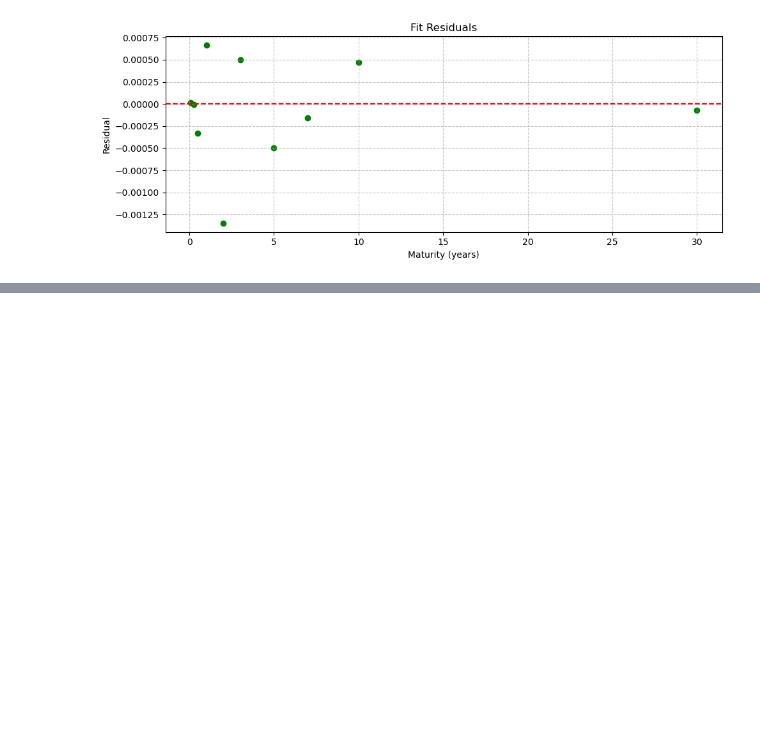
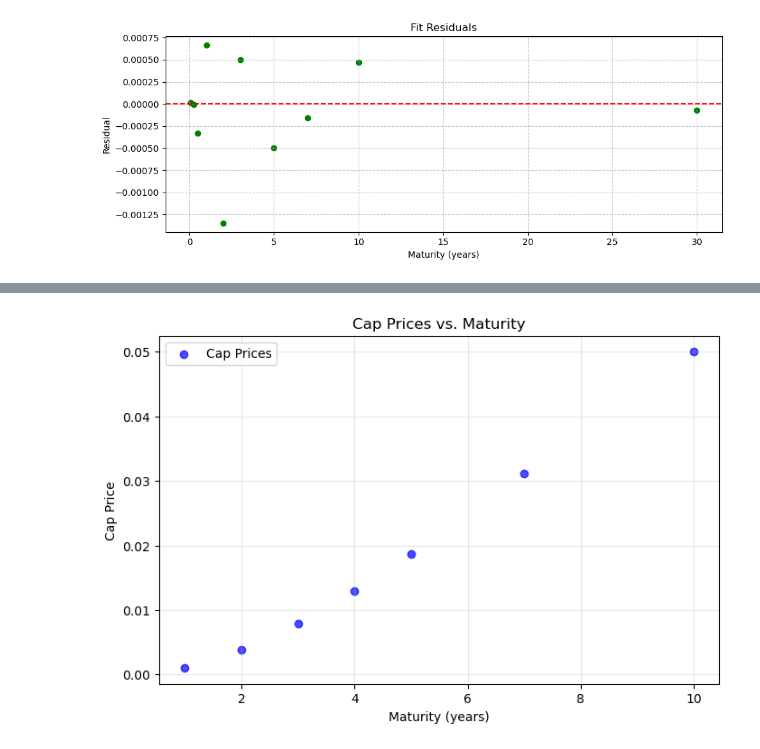
Before and after one commit to fangsitang/fixed_income, a Jupyter notebook: Part 1 code with exercise in the note.ipynb, the cells around one changed output, grey strips where cells are left out. Drawn from its saved outputs; the diff is of its cells as text; code cells hidden in the pictures; blank space fills up the shorter version.

```diff
--- a/Part 1 code with exercise in the note.ipynb
+++ b/Part 1 code with exercise in the note.ipynb
@@ -322,0 +405,10 @@ Note: τ and θ are very close - consider using the four-parameter Nelson-Siegel
+# %%
+# parameters
+T_values = [1, 2, 3, 4, 5, 7, 10]
+
+# Strike Matrix
+# Calculate Forward Swap Rate Kf
+strikes = {T: Kf(T) for T in T_values}
+
+# IV Matrix
+sigmas = [0.3103, 0.3717, 0.4027, 0.4225, 0.4266, 0.4117, 0.3647]
@@ -322,0 +453,17 @@ Note: τ and θ are very close - consider using the four-parameter Nelson-Siegel
+# %%
+import pandas as pd
+
+# 初始化 DataFrame
+cap_mkt_prices_df = pd.DataFrame(index=T_values, columns=["Cap Price"])
+
+# 计算 Cap 价格
+for i, (T, K) in enumerate(strikes.items()):
+    sigma = sigmas[i]  # 取对应的 Implied Volatility
+    tn = T_values[i]   # 取对应的 Maturity
+
+    # 计算 Cap 价格
+    cap_mkt_prices_df.loc[T, "Cap Price"] = cap_mkt_price(tn, K, sigma)
+
+# 添加 Maturity (years) 列
+cap_mkt_prices_df.insert(0, "Maturity (years)", T_values)
+cap_mkt_prices_df
@@ -322,0 +479,19 @@ Note: τ and θ are very close - consider using the four-parameter Nelson-Siegel
+# %%
+# 由于代码执行状态被重置，我需要重新定义数据再进行绘图
+
+import numpy as np
+import pandas as pd
+import matplotlib.pyplot as plt
+
+# 绘制散点图
+plt.figure(figsize=(8, 5))
+plt.scatter(cap_mkt_prices_df["Maturity (years)"], cap_mkt_prices_df["Cap Price"],
+            color="blue", label="Cap Prices", alpha=0.7)
+plt.xlabel("Maturity (years)")
+plt.ylabel("Cap Price")
+plt.title("Cap Prices vs. Maturity")
+plt.grid(True, alpha=0.3)
+plt.legend()
+plt.show()
+# %% [output]
+[figure, added]
```
Also changed, not shown: parts of 4 cells of this notebook.
